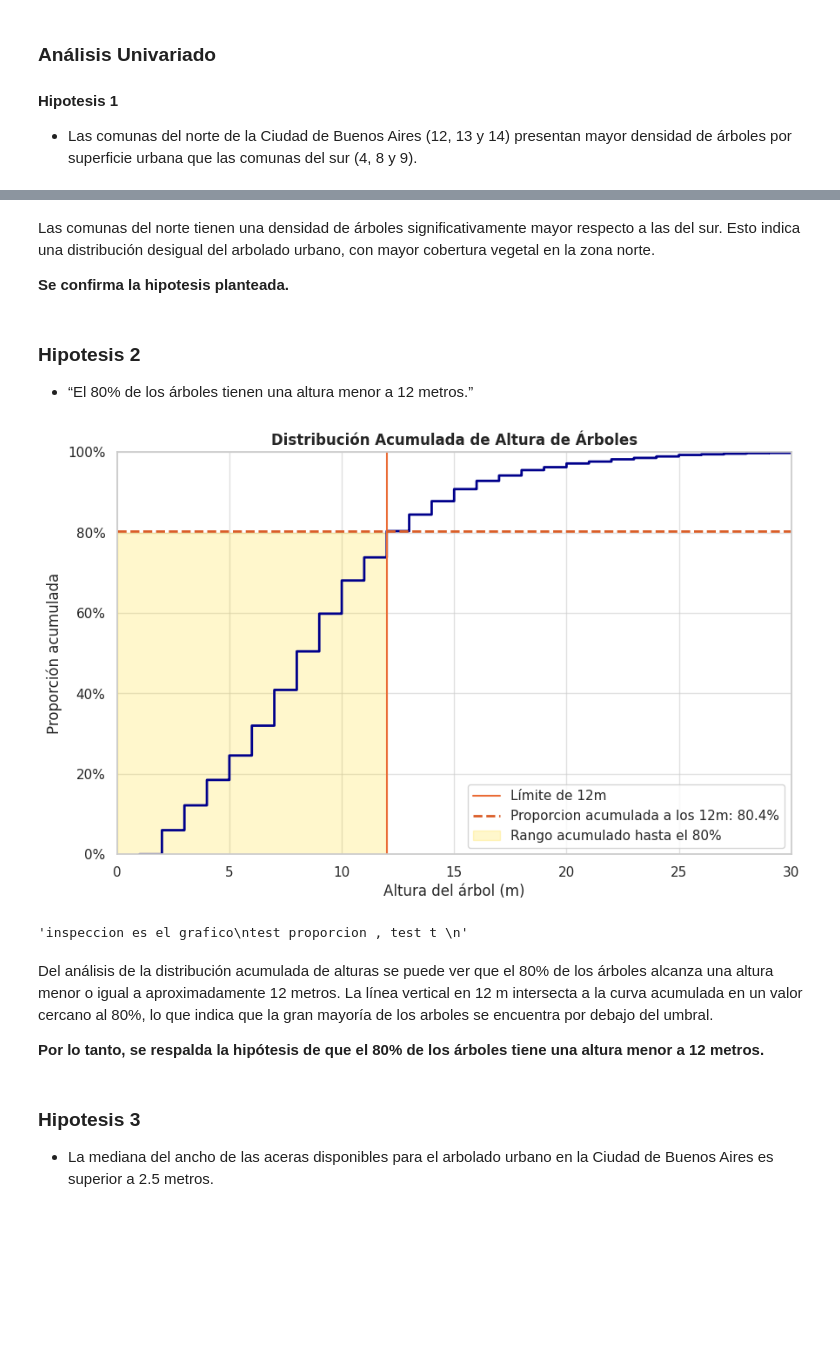
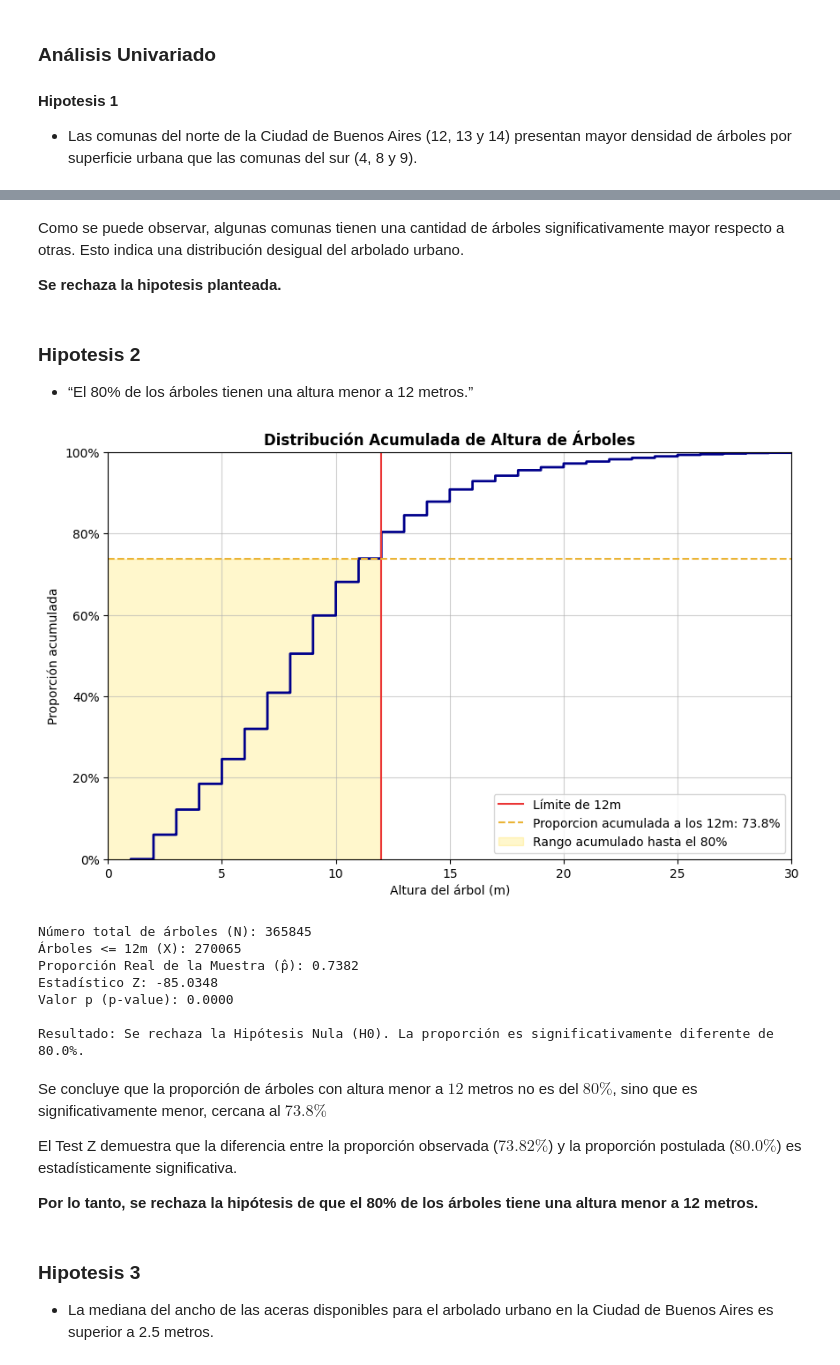
Before and after one commit to valentinabulat/TPFundamentos, a Jupyter notebook: Grupo10-TpeFundamentos.ipynb, the cells around one changed output, grey strips where cells are left out. Drawn from its saved outputs; the diff is of its cells as text; code cells hidden in the pictures; blank space fills up the shorter version.

```diff
--- a/Grupo10-TpeFundamentos.ipynb
+++ b/Grupo10-TpeFundamentos.ipynb
@@ -366,20 +411,22 @@ plt.show()
 # %% [markdown]
-Las comunas del norte tienen una densidad de árboles significativamente mayor respecto a las del sur.
-Esto indica una distribución desigual del arbolado urbano, con mayor cobertura vegetal en la zona norte.
+Como se puede observar, algunas comunas tienen una cantidad de árboles significativamente mayor respecto a otras.
+Esto indica una distribución desigual del arbolado urbano.
 
-**Se confirma la hipotesis planteada.**
+**Se rechaza la hipotesis planteada.**
 # %% [markdown]
 ### Hipotesis 2
 - “El 80% de los árboles tienen una altura menor a  12 metros.”
 # %%
 limite = 12
 proporcion_hipotesis = 0.80
+
+datasetH2 = copiaDataset[["altura_arbol"]].copy()
 
 # Cálculo del percentil 80
 altura_p80 = np.percentile(copiaDataset["altura_arbol"].dropna(), 80)
 
 # Cálculo de la proporción acumulada en el límite de 12 m
-proporcion_12m_real = (copiaDataset["altura_arbol"].dropna() <= limite).mean()
+proporcion_12m_real = (copiaDataset["altura_arbol"].dropna() < limite).mean()  #DA 80.4%, NO ME DA COMO DIJO ROSANA (MENOS DEL 80%) -->ERA POR EL IGUAAAAAAL
 
 plt.figure(figsize=(10, 6))
 
@@ -387,46 +434,86 @@ plt.figure(figsize=(10, 6))
 sns.ecdfplot(data=copiaDataset, x='altura_arbol', color='darkblue', linewidth=2)
 
 # Marcar los Límites de la Hipótesis (Eje X, 12 mt)
-plt.axvline(x=limite, color="#EA6C36", linestyle='-', linewidth=1.5, label=f"Límite de {limite}m")
+plt.axvline(x=limite, color="#EA3636", linestyle='-', linewidth=1.5, label=f"Límite de {limite}m")
 
-# 2. Línea Horizontal para el VALOR EN 12M
-plt.axhline(proporcion_12m_real, color="#DA5D27", linestyle='--', linewidth=2,
+# Línea Horizontal para el VALOR EN 12M
+plt.axhline(proporcion_12m_real, color="#EAB436", linestyle='--', linewidth=1.5,
             label=f'Proporcion acumulada a los {limite}m: {proporcion_12m_real:.1%}')
-
+#HACEMOS ESTA LINEA ?? O EN EL 80%??
 
 # marca los porcentaje en eje Y
 plt.gca().yaxis.set_major_formatter(PercentFormatter(1))  # "1" indica que el máximo es 1.0 (100%)
 
 # Sombrear SOLO hasta el percentil 80
 plt.axvspan(
     xmin=0,
     xmax=altura_p80,
     ymin=0,
-    ymax=proporcion_hipotesis,
+    ymax=proporcion_12m_real,
     color='gold',
     alpha=0.20,
     label='Rango acumulado hasta el 80%'
 )
 #  Ajustar eje X para evitar demasiado espacio
 plt.xlim(0, max(30, altura_p80 + 5))
 # Etiquetas y título
 plt.title("Distribución Acumulada de Altura de Árboles", fontsize=12, fontweight="bold")
 plt.xlabel("Altura del árbol (m)")
 plt.ylabel("Proporción acumulada")
 plt.legend(loc='lower right')
 plt.grid(True, linestyle='-', alpha=0.6)
+plt.show()
 
-plt.show()
 """inspeccion es el grafico
 test proporcion , test t
 """
+from statsmodels.stats.proportion import proportions_ztest #ver si lo usamos, lo hice porq antes me daba 80,4% y queria ver la diferencia
+
+# a) Calcular los valores requeridos (X y N)
+
+arboles_sin_nan = copiaDataset["altura_arbol"].dropna()
+
+# X = Número de "éxitos" (árboles < 12 metros)
+exitos = (arboles_sin_nan < limite).sum()
+
+# N = Número total de observaciones válidas
+nobs = len(arboles_sin_nan)
+
+# b) Realizar el Test de Proporción (Z-test)
+z_stat, p_value = proportions_ztest(
+    count=exitos,
+    nobs=nobs,
+    value=proporcion_hipotesis
+)
+
+# c) Imprimir resultados
+print(f"Número total de árboles (N): {nobs}")
+print(f"Árboles <= {limite}m (X): {exitos}")
+print(f"Proporción Real de la Muestra (p̂): {exitos/nobs:.4f}")
+print(f"Estadístico Z: {z_stat:.4f}")
+print(f"Valor p (p-value): {p_value:.4f}")
+
+# d) Conclusión (usando un nivel de significancia α=0.05)
+alfa = 0.05
+if p_value < alfa:
+    print(f"\nResultado: Se rechaza la Hipótesis Nula (H0). La proporción es significativamente diferente de {proporcion_hipotesis*100}%.")
+else:
+    print(f"\nResultado: NO se rechaza la Hipótesis Nula (H0). La proporción no es significativamente diferente de {proporcion_hipotesis*100}%.")
 # %% [output]
-[figure, old version]
+[figure, new version]
-'inspeccion es el grafico\ntest proporcion , test t \n'
+Número total de árboles (N): 365845
+Árboles <= 12m (X): 270065
+Proporción Real de la Muestra (p̂): 0.7382
+Estadístico Z: -85.0348
+Valor p (p-value): 0.0000
+
+Resultado: Se rechaza la Hipótesis Nula (H0). La proporción es significativamente diferente de 80.0%.
 # %% [markdown]
-Del análisis de la distribución acumulada de alturas se puede ver que el 80% de los árboles alcanza una altura menor o igual a aproximadamente 12 metros. La línea vertical en 12 m intersecta a la curva acumulada en un valor cercano al 80%, lo que indica que la gran mayoría de los arboles se encuentra por debajo del umbral.
+ Se concluye que la proporción de árboles con altura menor a $12$ metros no es del $80\%$, sino que es significativamente menor, cercana al $73.8\%$
 
-**Por lo tanto, se respalda la hipótesis de que el 80% de los árboles tiene una altura menor a 12 metros.**
+ El Test Z demuestra que la diferencia entre la proporción observada ($\mathbf{73.82}\%$) y la proporción postulada ($\mathbf{80.0}\%$) es estadísticamente significativa.
+
+**Por lo tanto, se rechaza la hipótesis de que el 80% de los árboles tiene una altura menor a 12 metros.**
 # %% [markdown]
 ### Hipotesis 3
 - La mediana del ancho de las aceras disponibles para el arbolado urbano en la Ciudad de Buenos Aires es superior a 2.5 metros.
```
Also changed, not shown: parts of 7 cells of this notebook.
